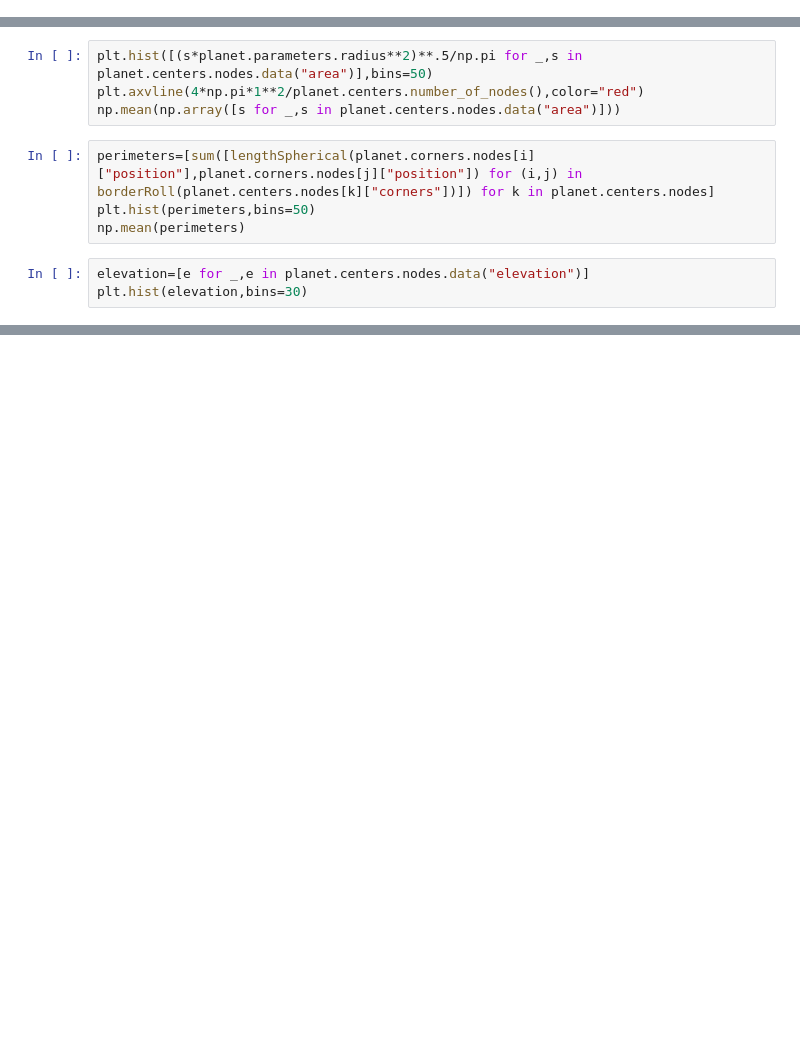
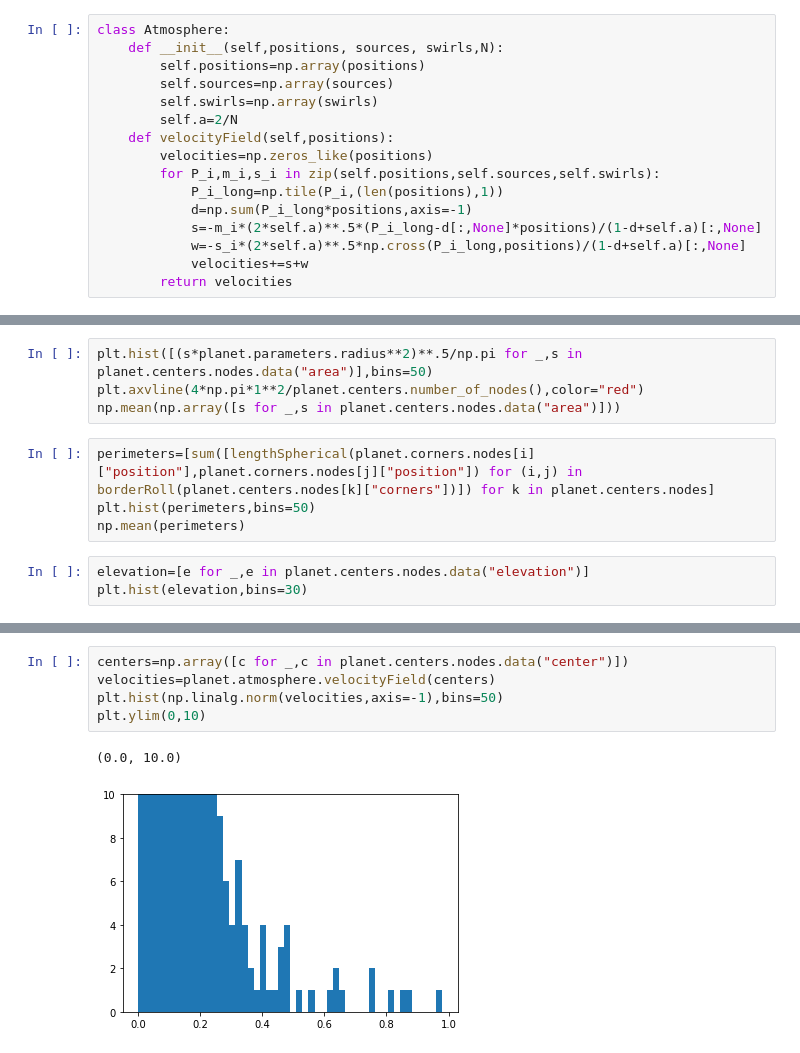
Before and after one commit to damienBloch/proceduralPlanet, a Jupyter notebook: Untitled.ipynb, the cells around one changed output, grey strips where cells are left out. Drawn from its saved outputs; the diff is of its cells as text; blank space fills up the shorter version.

```diff
--- a/Untitled.ipynb
+++ b/Untitled.ipynb
@@ -18,3 +16,19 @@ The autoreload extension is already loaded. To reload it, use:
+# %%
+class Atmosphere:
+    def __init__(self,positions, sources, swirls,N):
+        self.positions=np.array(positions)
+        self.sources=np.array(sources)
+        self.swirls=np.array(swirls)
+        self.a=2/N
+    def velocityField(self,positions):
+        velocities=np.zeros_like(positions)
+        for P_i,m_i,s_i in zip(self.positions,self.sources,self.swirls):
+            P_i_long=np.tile(P_i,(len(positions),1))
+            d=np.sum(P_i_long*positions,axis=-1)
+            s=-m_i*(2*self.a)**.5*(P_i_long-d[:,None]*positions)/(1-d+self.a)[:,None]
+            w=-s_i*(2*self.a)**.5*np.cross(P_i_long,positions)/(1-d+self.a)[:,None]
+            velocities+=s+w
+        return velocities
 # %%
 @dataclass
 class PlanetParameters:
@@ -299,0 +264,8 @@ plt.hist([p-273.15 for _,p in planet.centers.nodes.data("temperature")],bins=100
+# %%
+centers=np.array([c for _,c in planet.centers.nodes.data("center")])
+velocities=planet.atmosphere.velocityField(centers)
+plt.hist(np.linalg.norm(velocities,axis=-1),bins=50)
+plt.ylim(0,10)
+# %% [output]
+(0.0, 10.0)
+[figure, added]
```
Also changed, not shown: parts of 14 cells of this notebook, 6 other files.
